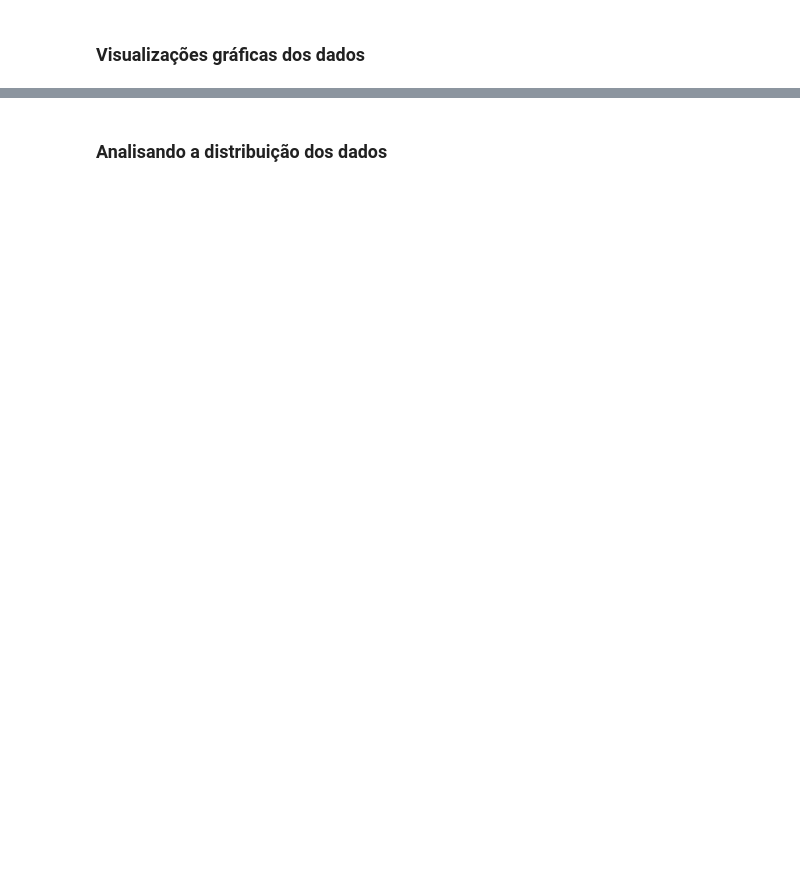
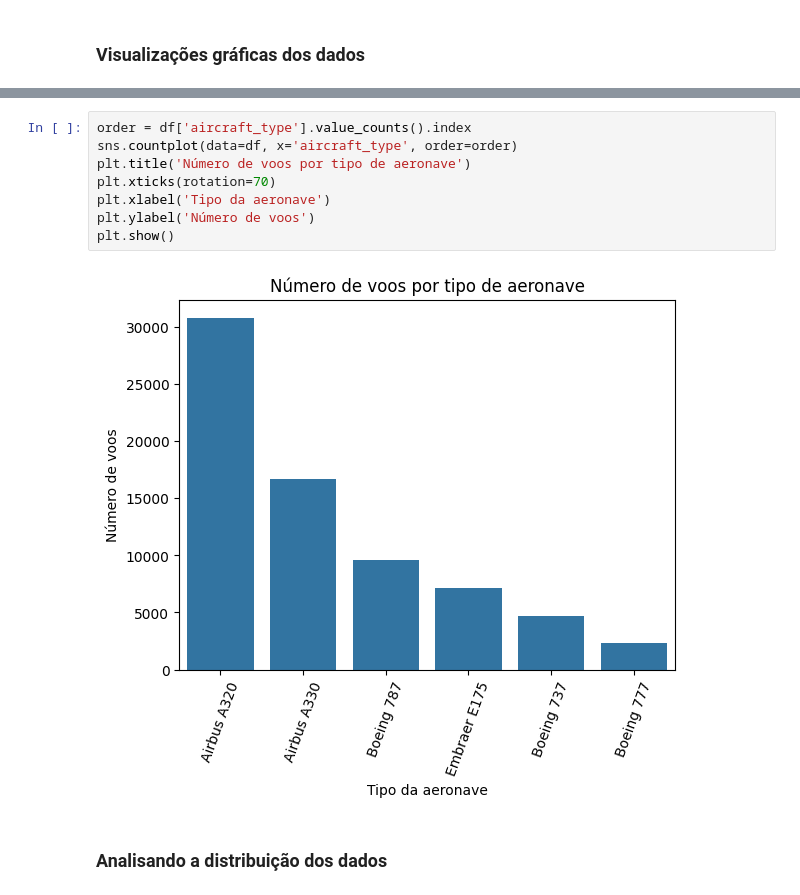
Before and after one commit to TheGabrielVieira/ia-prevendo-atrasos-de-voos, a Jupyter notebook: modelo_atraso_voo.ipynb, the cells around one changed output, grey strips where cells are left out. Cells and saved outputs as stored; diff of their text form; blank space fills up the shorter version.

```diff
--- a/modelo_atraso_voo.ipynb
+++ b/modelo_atraso_voo.ipynb
@@ -9,2 +122,12 @@
+# %%
+order = df['aircraft_type'].value_counts().index
+sns.countplot(data=df, x='aircraft_type', order=order)
+plt.title('Número de voos por tipo de aeronave')
+plt.xticks(rotation=70)
+plt.xlabel('Tipo da aeronave')
+plt.ylabel('Número de voos')
+plt.show()
+# %% [output]
+[figure, added]
 # %% [markdown]
 ### Analisando a distribuição dos dados
```
Also changed, not shown: parts of 16 cells of this notebook.
